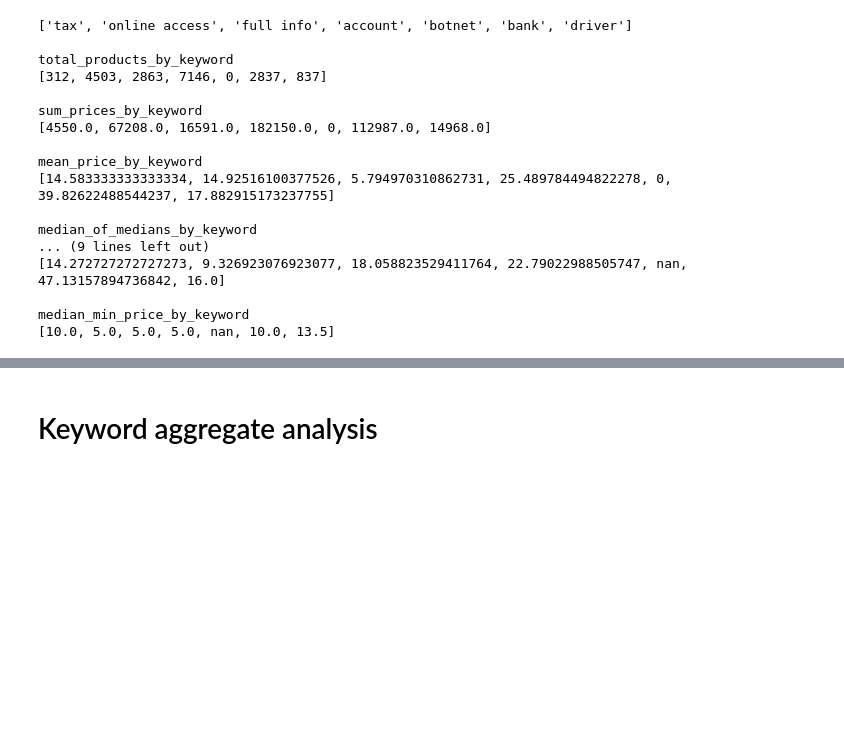
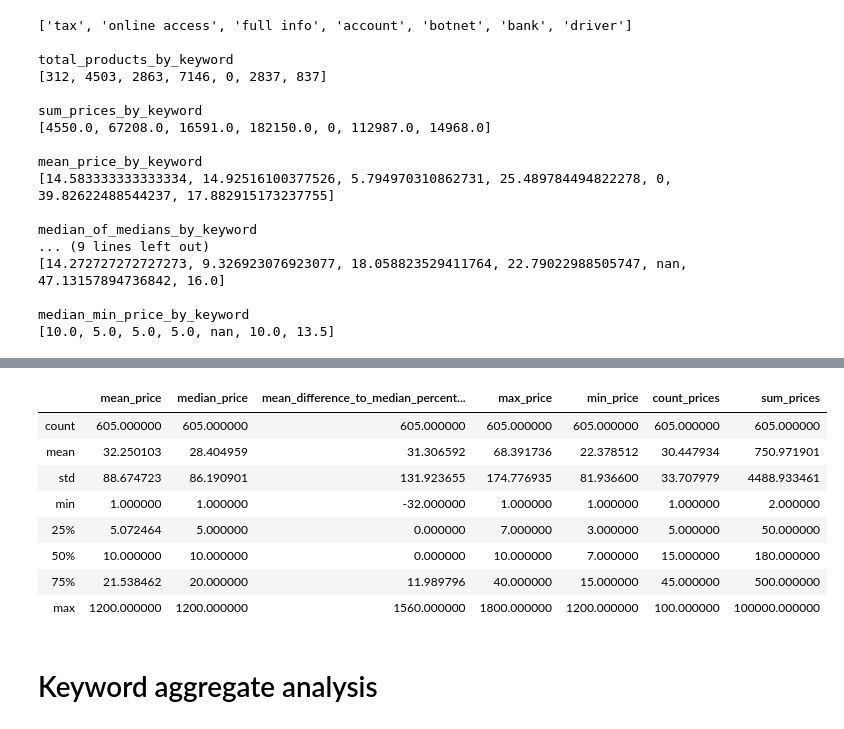
Before and after one commit to Niittyv/SEC.400_EDA_group, a Jupyter notebook: PriceAnalysis.ipynb, the cells around one changed output, grey strips where cells are left out. Drawn from its saved outputs; the diff is of its cells as text; code cells hidden in the pictures; blank space fills up the shorter version.

```diff
--- a/PriceAnalysis.ipynb
+++ b/PriceAnalysis.ipynb
@@ -184,3 +263,16 @@ dict_min_prices = dict(zip(keywords, list_min_prices_by_keyword))
+# %%
+df.describe()
+# full original dataset statistics, tips: focus on mean_price, median_price columns and look at 50% (median) row
+# %% [output]
+|  | mean_price | median_price | mean_difference_to_median_percent... | max_price | min_price | count_prices | sum_prices |
+| count | 605.000000 | 605.000000 | 605.000000 | 605.000000 | 605.000000 | 605.000000 | 605.000000 |
+| mean | 32.250103 | 28.404959 | 31.306592 | 68.391736 | 22.378512 | 30.447934 | 750.971901 |
+| std | 88.674723 | 86.190901 | 131.923655 | 174.776935 | 81.936600 | 33.707979 | 4488.933461 |
+| min | 1.000000 | 1.000000 | -32.000000 | 1.000000 | 1.000000 | 1.000000 | 2.000000 |
+| 25% | 5.072464 | 5.000000 | 0.000000 | 7.000000 | 3.000000 | 5.000000 | 50.000000 |
+| 50% | 10.000000 | 10.000000 | 0.000000 | 10.000000 | 7.000000 | 15.000000 | 180.000000 |
+| 75% | 21.538462 | 20.000000 | 11.989796 | 40.000000 | 15.000000 | 45.000000 | 500.000000 |
+| max | 1200.000000 | 1200.000000 | 1560.000000 | 1800.000000 | 1200.000000 | 100.000000 | 100000.000000 |
 # %% [markdown]
 # Keyword aggregate analysis
 # %%
```
Also changed, not shown: parts of 20 cells of this notebook.
